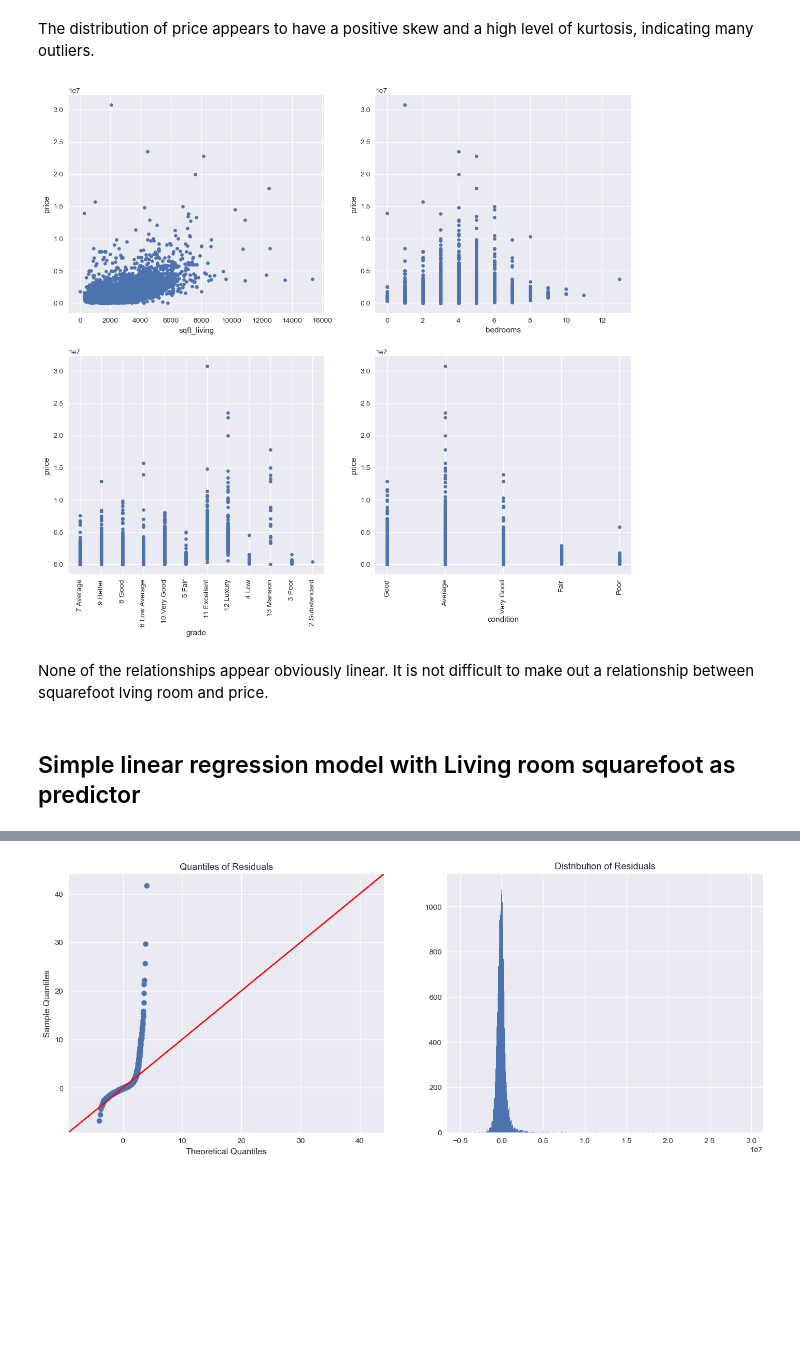
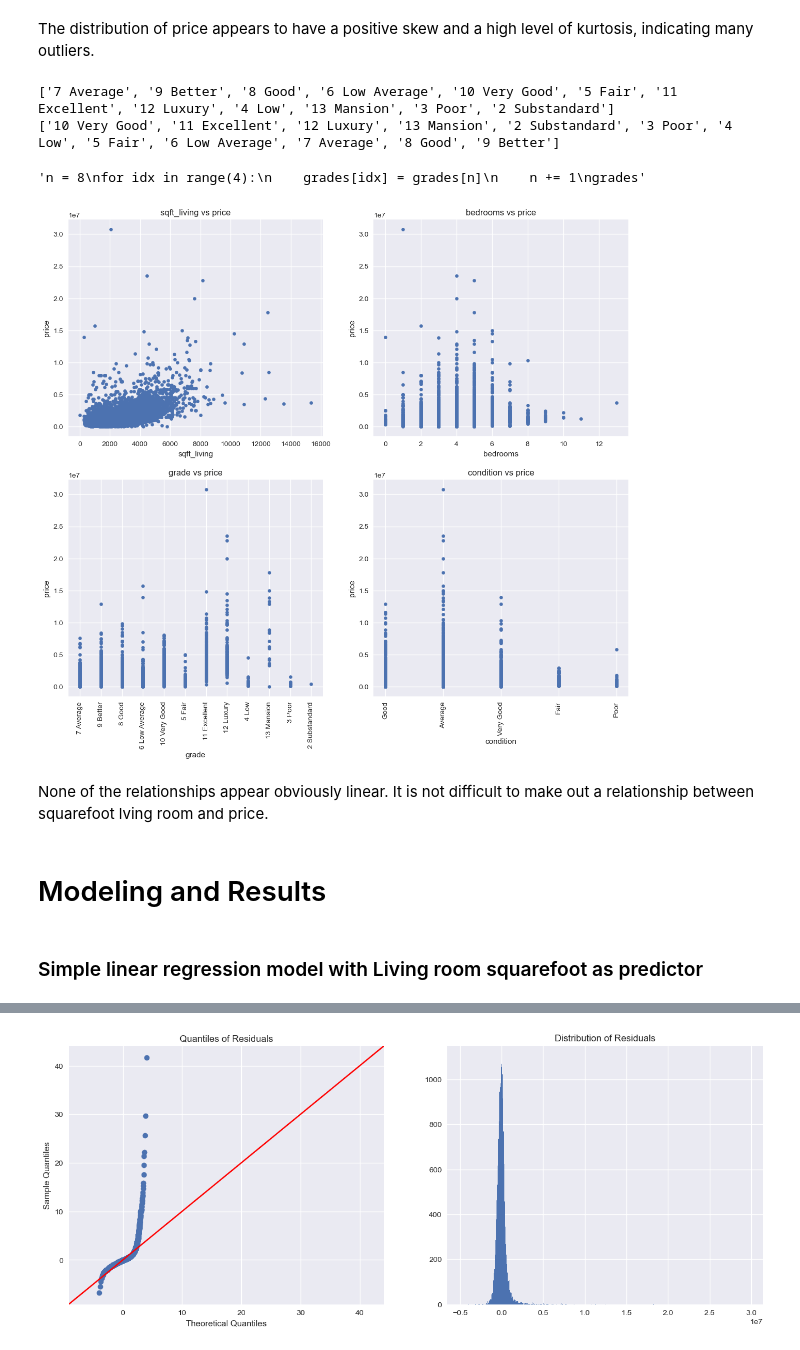
Before and after one commit to lalynjay/Housing_Prices_Analysis, a Jupyter notebook: Housing_Prices_Analysis.ipynb, the cells around one changed output, grey strips where cells are left out. Drawn from its saved outputs; the diff is of its cells as text; code cells hidden in the pictures; blank space fills up the shorter version.

```diff
--- a/Housing_Prices_Analysis.ipynb
+++ b/Housing_Prices_Analysis.ipynb
@@ -103,0 +112,2 @@ dtype: int64
+# %%
+df.drop_duplicates(inplace=True)
@@ -123,7 +137,6 @@ dtypes: float64(5), int64(10), object(10)
 memory usage: 6.0+ MB
 # %%
 # Examine the towns. This may be interesting to look at later
-addresses = df['address'].str.split()
-for str in addresses[:10]:
-    print(str[-5])
+df['city'] = df['address'].str.split().apply(lambda x: x[-5])
+df['city'].value_counts().head(10)
 # %% [output]
@@ -252,20 +298,42 @@ The distribution of price appears to have a positive skew and a high level of ku
 # %%
 #plt.figure(figsize=(100, 100))
 #sns.pairplot(df);
+# %%
+grades = df['grade'].unique()
+l_grades = list(grades)
+s = sorted(l_grades)
+#l_grades
+print(l_grades)
+print(s)
+
+#nums = grades[:2]
+#grades.sort(int(grades[:2]))
+nums
+'''n = 8
+for idx in range(4):
+    grades[idx] = grades[n]
+    n += 1
+grades'''
+# %% [output]
+['7 Average', '9 Better', '8 Good', '6 Low Average', '10 Very Good', '5 Fair', '11 Excellent', '12 Luxury', '4 Low', '13 Mansion', '3 Poor', '2 Substandard']
+['10 Very Good', '11 Excellent', '12 Luxury', '13 Mansion', '2 Substandard', '3 Poor', '4 Low', '5 Fair', '6 Low Average', '7 Average', '8 Good', '9 Better']
+'n = 8\nfor idx in range(4):\n    grades[idx] = grades[n]\n    n += 1\ngrades'
 # %%
 # scatter plot of variables which may have a high correlation
 
 fig, axes = plt.subplots(nrows=2, ncols=2, figsize=(14,12))
-df.plot.scatter(x="sqft_living", y="price", ax=axes[0][0])
-df.plot.scatter(x="bedrooms", y="price", ax=axes[0][1])
-df.plot.scatter(x="grade", y="price", ax=axes[1][0], rot=90)
-df.plot.scatter(x="condition", y="price", ax=axes[1][1], rot=90);
+df.plot.scatter(x="sqft_living", y="price", ax=axes[0][0]).set_title('sqft_living vs price')
+df.plot.scatter(x="bedrooms", y="price", ax=axes[0][1]).set_title('bedrooms vs price')
+df.plot.scatter(x="grade", y="price", ax=axes[1][0], rot=90).set_title('grade vs price')
+df.plot.scatter(x="condition", y="price", ax=axes[1][1], rot=90).set_title('condition vs price');
 # %% [output]
-[figure, old version]
+[figure, new version]
 # %% [markdown]
 None of the relationships appear obviously linear. It is not difficult to make out a relationship between squarefoot lving room and price.
+# %% [markdown]
+# Modeling and Results
 # %% [markdown]
-## Simple linear regression model with Living room squarefoot as predictor
+### Simple linear regression model with Living room squarefoot as predictor
 # %%
 y = df["price"]
 X_baseline = df[["sqft_living"]]
```
Also changed, not shown: parts of 89 cells of this notebook.
